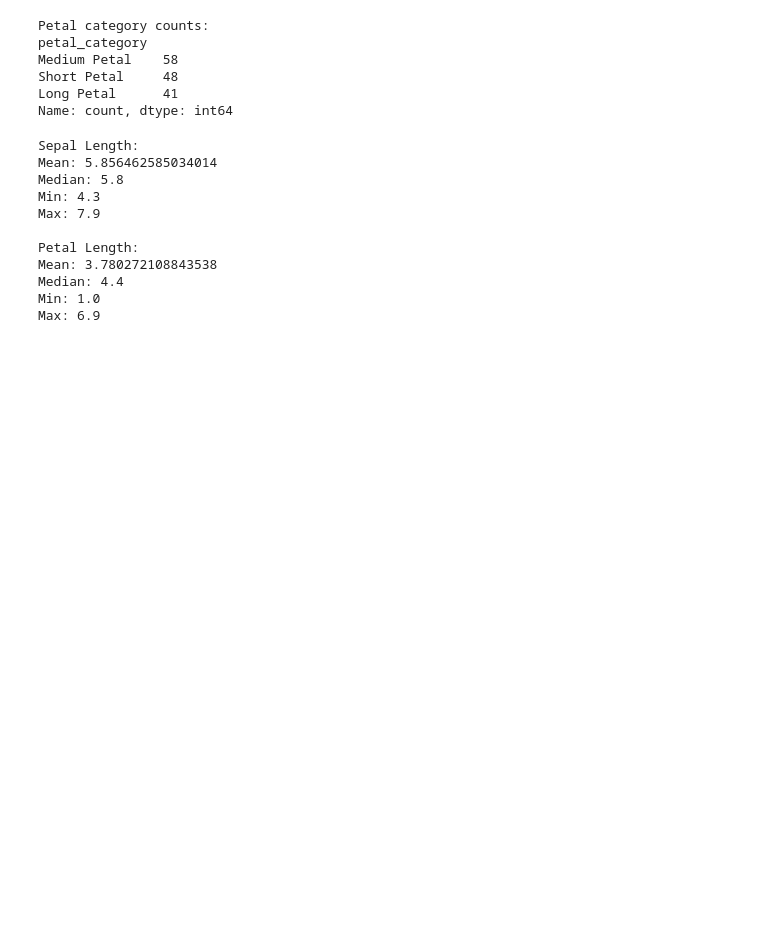
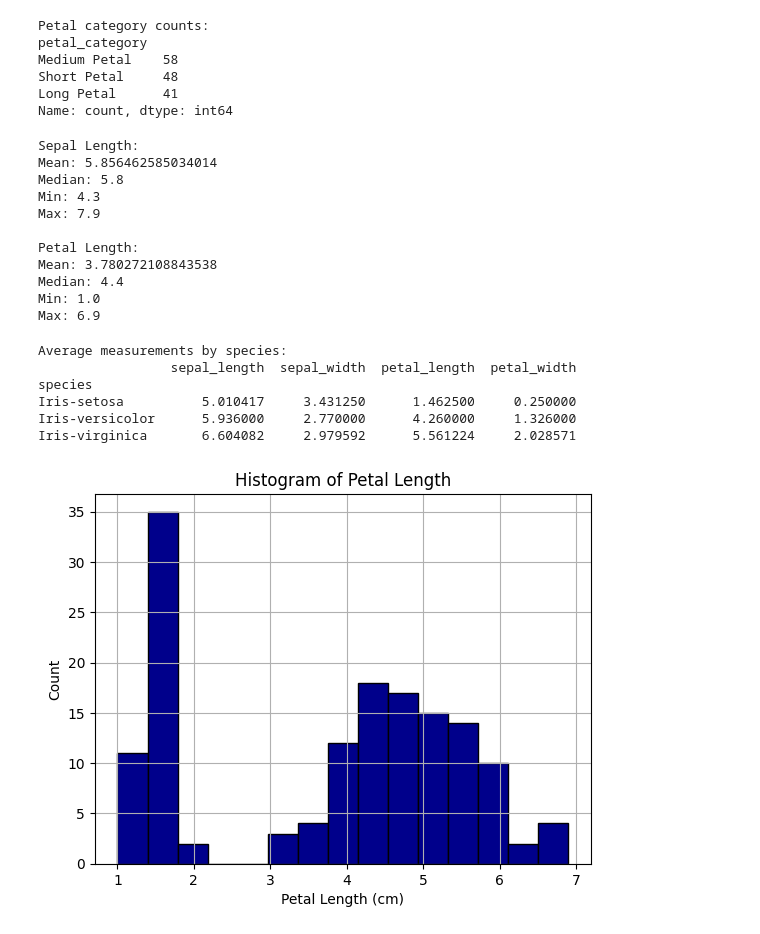
Before and after one commit to DavisReinhard/iris-analysis-group1, a Jupyter notebook: iris_project.ipynb, the cells around one changed output. Drawn from its saved outputs; the diff is of its cells as text; code cells hidden in the pictures; blank space fills up the shorter version.

```diff
--- a/iris_project.ipynb
+++ b/iris_project.ipynb
@@ -265,3 +265,24 @@ Mean: 3.780272108843538
 Median: 4.4
 Min: 1.0
 Max: 6.9
+# %%
+print("\nAverage measurements by species:")
+grouped = df.groupby("species")[["sepal_length","sepal_width","petal_length","petal_width"]].mean()
+print(grouped)
+# %% [output]
+Average measurements by species:
+                 sepal_length  sepal_width  petal_length  petal_width
+species
+Iris-setosa          5.010417     3.431250      1.462500     0.250000
+Iris-versicolor      5.936000     2.770000      4.260000     1.326000
+Iris-virginica       6.604082     2.979592      5.561224     2.028571
+# %%
+import matplotlib.pyplot as plt #We are importing the matplotlib.pyplot and giving it the alias of plt so we dont have to retype teh full name
+
+df["petal_length"].hist(bins=15, edgecolor="black", color="darkblue")
+plt.title("Histogram of Petal Length")
+plt.xlabel("Petal Length (cm)")
+plt.ylabel("Count")
+plt.show()
+# %% [output]
+[figure, added]
```
Also changed, not shown: parts of 14 cells of this notebook.
